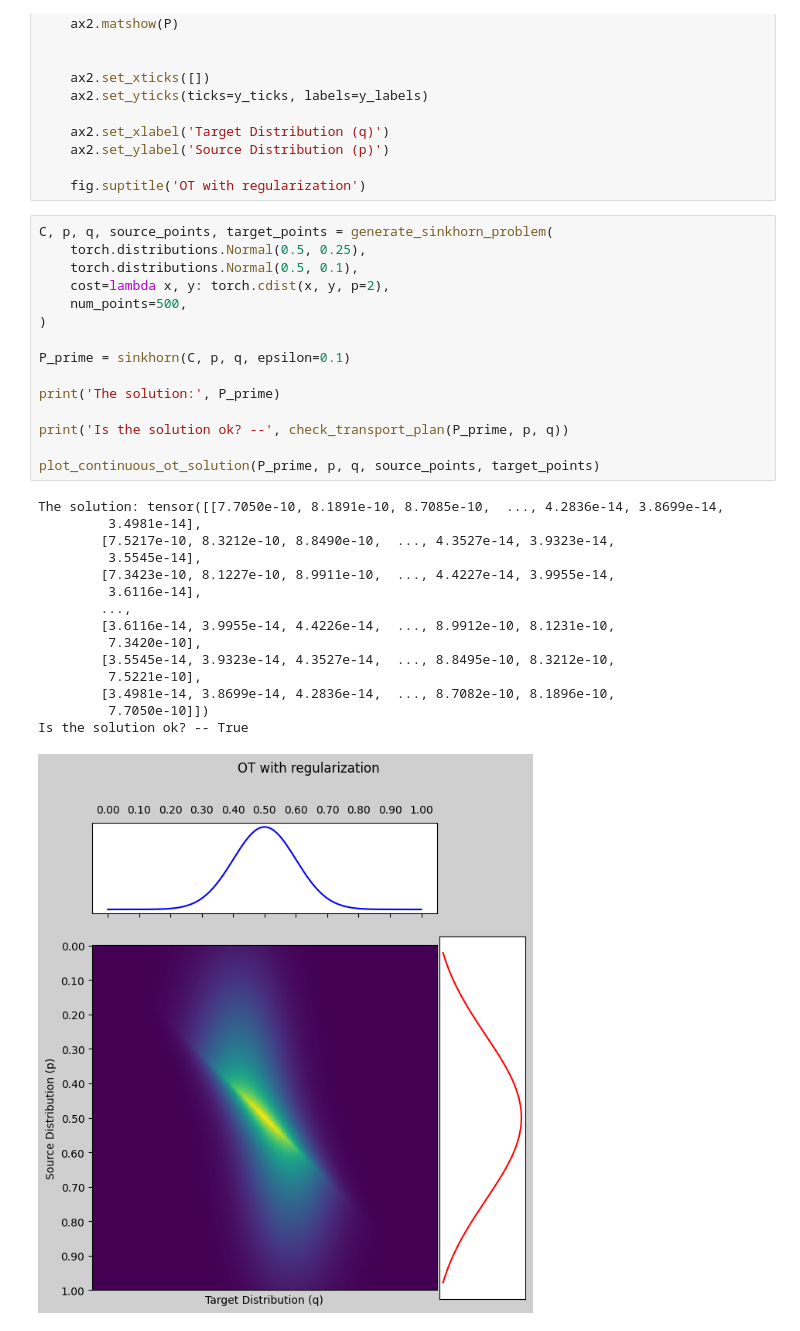
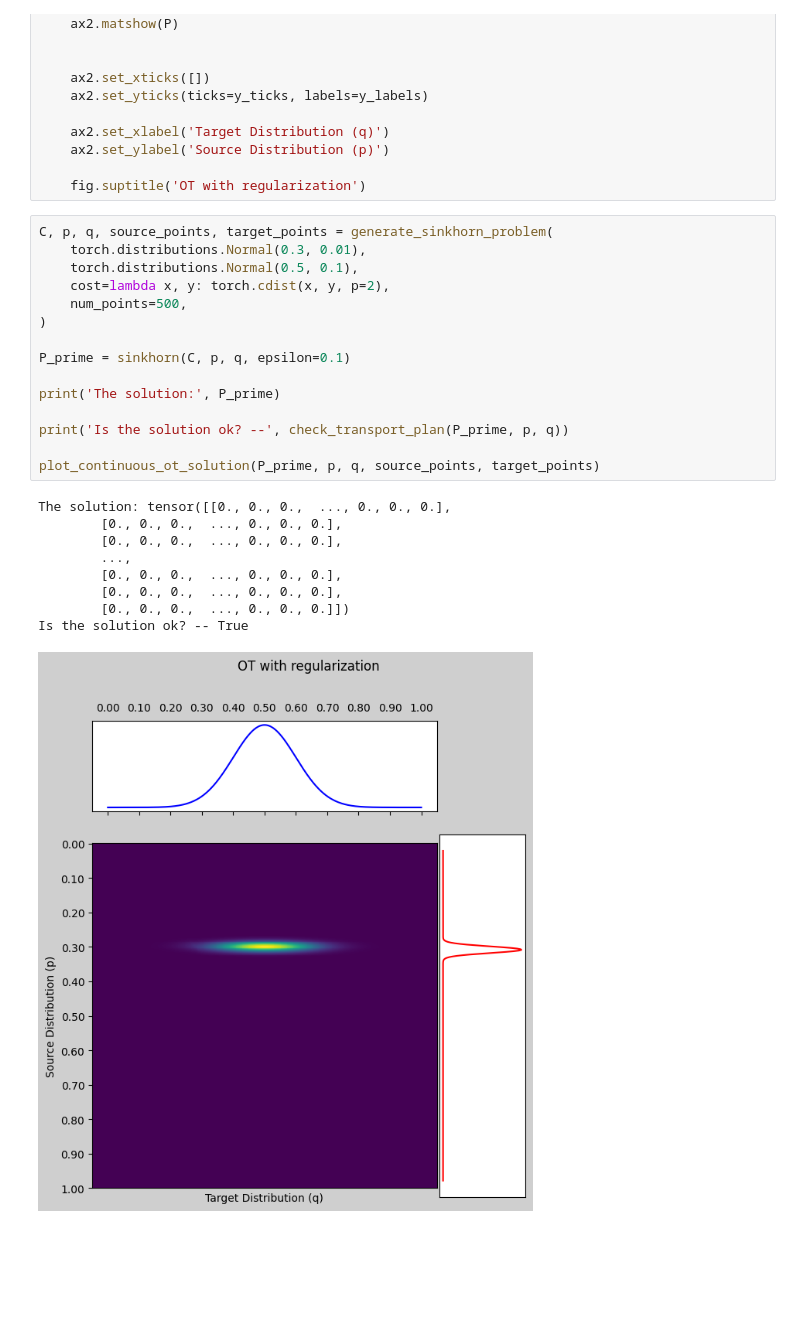
Before and after one commit to aipyth/optimal-transport, a Jupyter notebook: two-margianl-ot-pytorch.ipynb, the cells around one changed output. Drawn from its saved outputs; the diff is of its cells as text; blank space fills up the shorter version.

```diff
--- a/two-margianl-ot-pytorch.ipynb
+++ b/two-margianl-ot-pytorch.ipynb
@@ -352,32 +352,26 @@ def plot_continuous_ot_solution(P, p, q, source_points, target_points, figsize=(
     fig.suptitle('OT with regularization')
 # %%
 C, p, q, source_points, target_points = generate_sinkhorn_problem(
-    torch.distributions.Normal(0.5, 0.25),
+    torch.distributions.Normal(0.3, 0.01),
     torch.distributions.Normal(0.5, 0.1),
     cost=lambda x, y: torch.cdist(x, y, p=2),
     num_points=500,
 )
 
 P_prime = sinkhorn(C, p, q, epsilon=0.1)
 
 print('The solution:', P_prime)
 
 print('Is the solution ok? --', check_transport_plan(P_prime, p, q))
 
 plot_continuous_ot_solution(P_prime, p, q, source_points, target_points)
 # %% [output]
-The solution: tensor([[7.7050e-10, 8.1891e-10, 8.7085e-10,  ..., 4.2836e-14, 3.8699e-14,
-         3.4981e-14],
-        [7.5217e-10, 8.3212e-10, 8.8490e-10,  ..., 4.3527e-14, 3.9323e-14,
-         3.5545e-14],
-        [7.3423e-10, 8.1227e-10, 8.9911e-10,  ..., 4.4227e-14, 3.9955e-14,
-         3.6116e-14],
+The solution: tensor([[0., 0., 0.,  ..., 0., 0., 0.],
+        [0., 0., 0.,  ..., 0., 0., 0.],
+        [0., 0., 0.,  ..., 0., 0., 0.],
         ...,
-        [3.6116e-14, 3.9955e-14, 4.4226e-14,  ..., 8.9912e-10, 8.1231e-10,
-         7.3420e-10],
-        [3.5545e-14, 3.9323e-14, 4.3527e-14,  ..., 8.8495e-10, 8.3212e-10,
-         7.5221e-10],
-        [3.4981e-14, 3.8699e-14, 4.2836e-14,  ..., 8.7082e-10, 8.1896e-10,
-         7.7050e-10]])
+        [0., 0., 0.,  ..., 0., 0., 0.],
+        [0., 0., 0.,  ..., 0., 0., 0.],
+        [0., 0., 0.,  ..., 0., 0., 0.]])
 Is the solution ok? -- True
-[figure, old version]
+[figure, new version]
```
Also changed, not shown: 2 other files.
